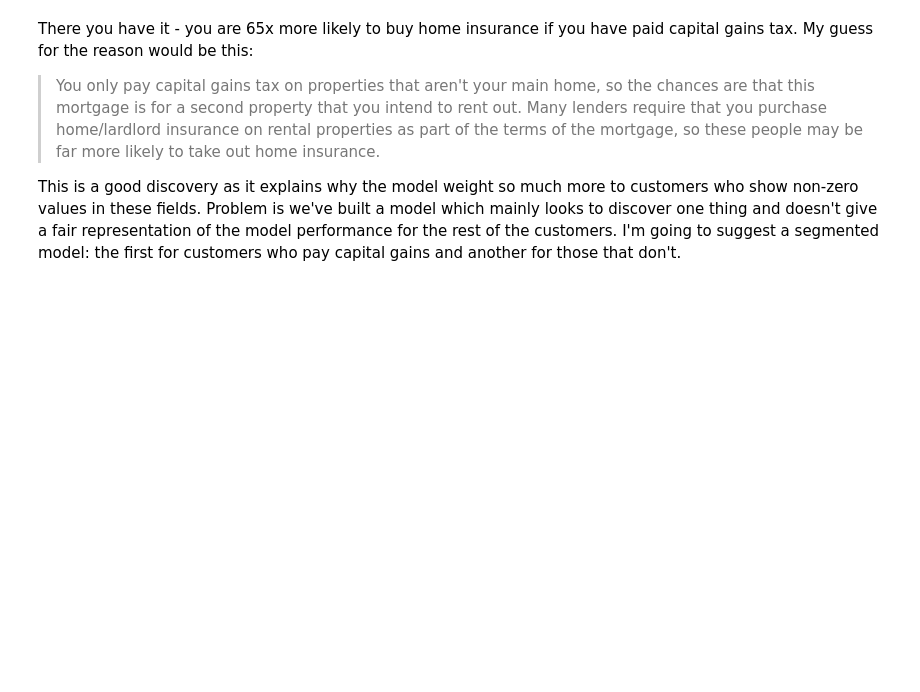
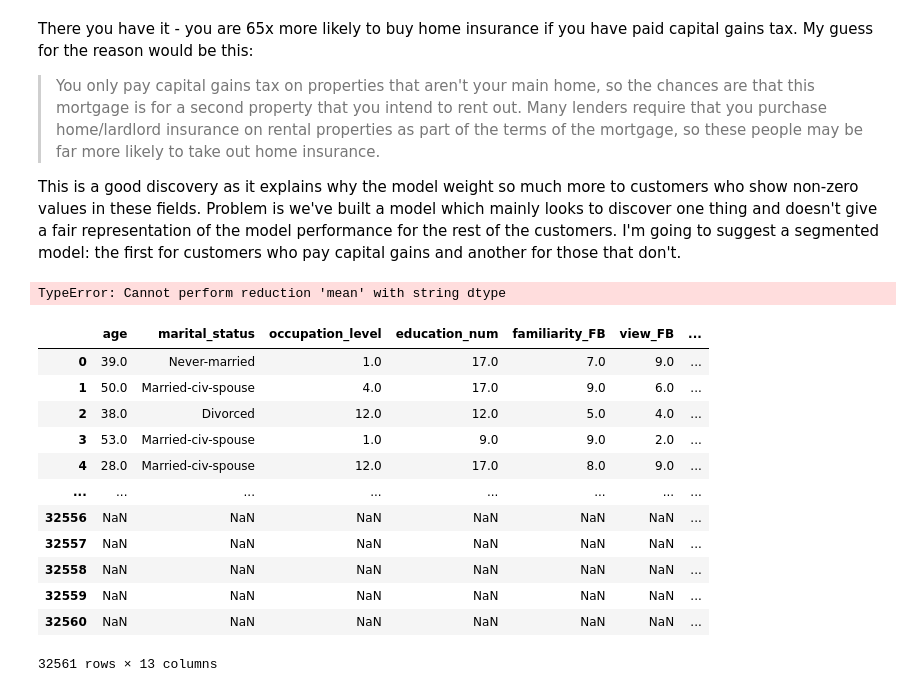
Before and after one commit to jgk-iles/home-insurance, a Jupyter notebook: notebooks/EDA.ipynb, the cells around one changed output. Drawn from its saved outputs; the diff is of its cells as text; code cells hidden in the pictures; blank space fills up the shorter version.

```diff
--- a/notebooks/EDA.ipynb
+++ b/notebooks/EDA.ipynb
@@ -268,3 +281,23 @@ There you have it - you are 65x more likely to buy home insurance if you have pa
 > You only pay capital gains tax on properties that aren't your main home, so the chances are that this mortgage is for a second property that you intend to rent out. Many lenders require that you purchase home/lardlord insurance on rental properties as part of the terms of the mortgage, so these people may be far more likely to take out home insurance.
 
 This is a good discovery as it explains why the model weight so much more to customers who show non-zero values in these fields. Problem is we've built a model which mainly looks to discover one thing and doesn't give a fair representation of the model performance for the rest of the customers. I'm going to suggest a segmented model: the first for customers who pay capital gains and another for those that don't.
+# %%
+combined_df.groupby('pays_captial_tax')['created_account'].mean()
+# %% [output]
+TypeError: Cannot perform reduction 'mean' with string dtype
+# %%
+combined_df
+# %% [output]
+|  | age | marital_status | occupation_level | education_num | familiarity_FB | view_FB | ... |
+| 0 | 39.0 | Never-married | 1.0 | 17.0 | 7.0 | 9.0 | ... |
+| 1 | 50.0 | Married-civ-spouse | 4.0 | 17.0 | 9.0 | 6.0 | ... |
+| 2 | 38.0 | Divorced | 12.0 | 12.0 | 5.0 | 4.0 | ... |
+| 3 | 53.0 | Married-civ-spouse | 1.0 | 9.0 | 9.0 | 2.0 | ... |
+| 4 | 28.0 | Married-civ-spouse | 12.0 | 17.0 | 8.0 | 9.0 | ... |
+| ... | ... | ... | ... | ... | ... | ... | ... |
+| 32556 | NaN | NaN | NaN | NaN | NaN | NaN | ... |
+| 32557 | NaN | NaN | NaN | NaN | NaN | NaN | ... |
+| 32558 | NaN | NaN | NaN | NaN | NaN | NaN | ... |
+| 32559 | NaN | NaN | NaN | NaN | NaN | NaN | ... |
+| 32560 | NaN | NaN | NaN | NaN | NaN | NaN | ... |
+32561 rows × 13 columns
```
Also changed, not shown: parts of 6 cells of this notebook, 2 other files.
